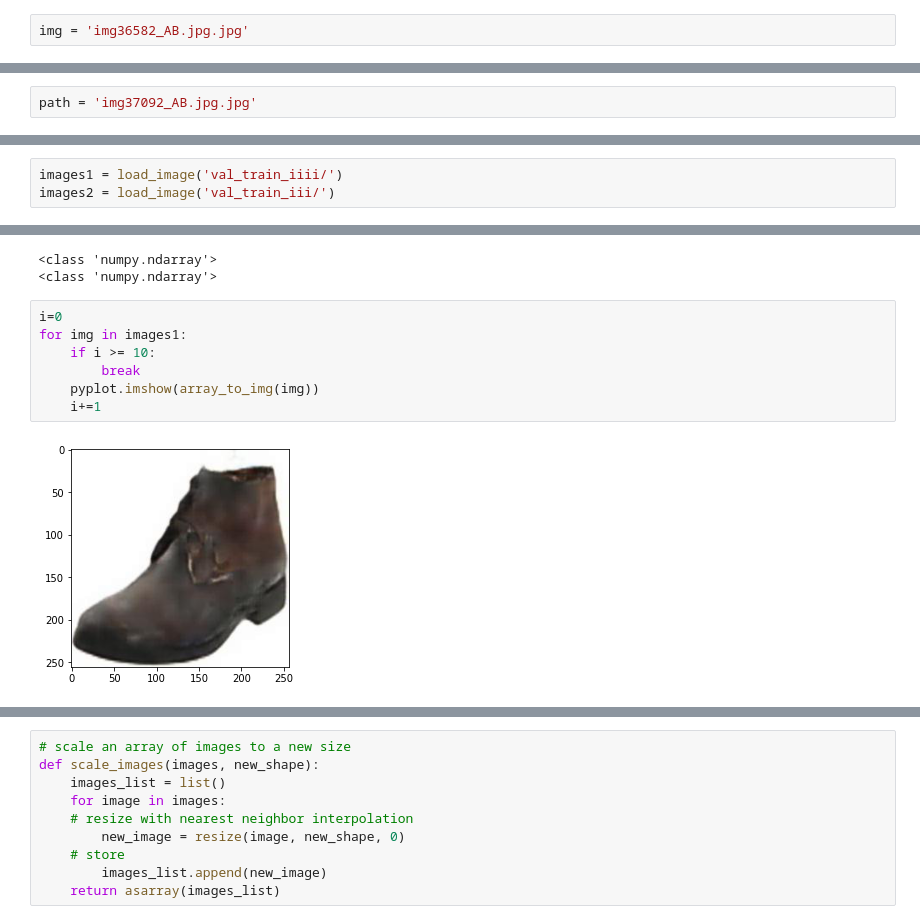
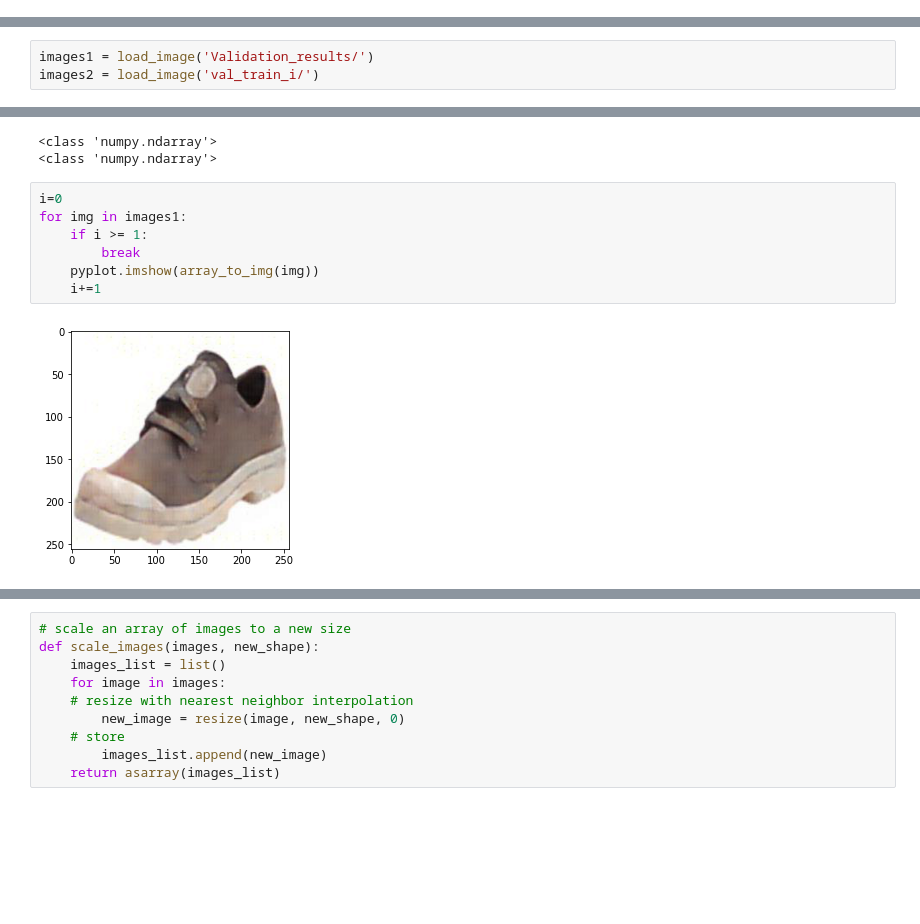
Before and after one commit to Ahmedramy1/Sketch-to-Image-GANs, a Jupyter notebook: Predict_Image.ipynb, the cells around one changed output, grey strips where cells are left out. Saved outputs shown, nothing was run; the diff lists cells and outputs as text; blank space fills up the shorter version.

```diff
--- a/Predict_Image.ipynb
+++ b/Predict_Image.ipynb
@@ -35,5 +35,3 @@ def load_image(filename, size=(256,256)):
     # reshape to 1 sample
     pixels = expand_dims(pixels, 0)
     return pixels
-# %%
-img = 'img36582_AB.jpg.jpg'
@@ -62,4 +49,2 @@ g_model = load_model('Shoes_Checkpoints/model_aug_ck_0025500.h5')
 # %% [output]
 WARNING:tensorflow:No training configuration found in the save file, so the model was *not* compiled. Compile it manually.
-# %%
-path = 'img37092_AB.jpg.jpg'
@@ -156,8 +118,8 @@ def load_image(path, size = (256,256)):
         i += 1
     return imgs_list
 # %%
-images1 = load_image('val_train_iiii/')
-images2 = load_image('val_train_iii/')
+images1 = load_image('Validation_results/')
+images2 = load_image('val_train_i/')
 # %%
 images1 = np.asarray(images1)
 images2 = np.asarray(images2)
@@ -170,9 +132,9 @@ print(type(images2))
 # %%
 i=0
 for img in images1:
-    if i >= 10:
+    if i >= 1:
         break
     pyplot.imshow(array_to_img(img))
     i+=1
 # %% [output]
-[figure, old version]
+[figure, new version]
```
Also changed, not shown: parts of 9 cells of this notebook, 4 other files.
